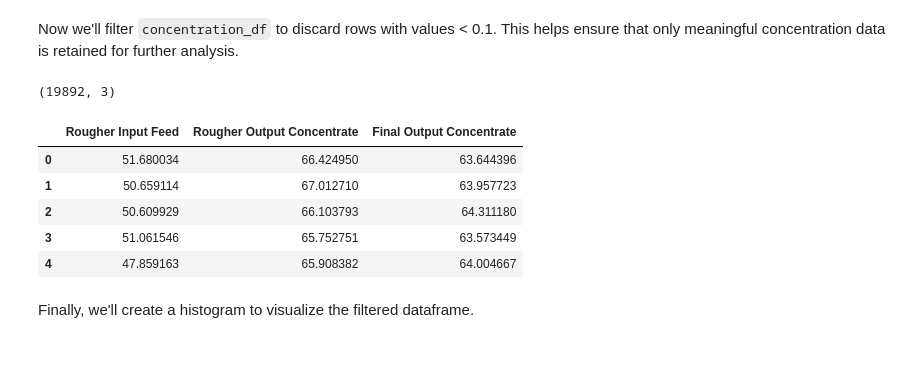
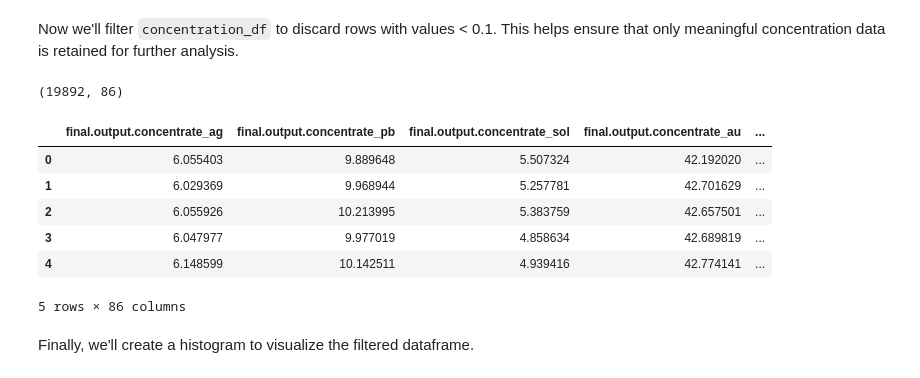
Before and after one commit to Vyncent-vdW/sprint_ten_gold_mining_project, a Jupyter notebook: sprint_ten_gold_mining_project_nb.ipynb, the cells around one changed output. Saved outputs shown, nothing was run; the diff lists cells and outputs as text; code cells hidden in the pictures.

```diff
--- a/sprint_ten_gold_mining_project_nb.ipynb
+++ b/sprint_ten_gold_mining_project_nb.ipynb
@@ -2607,7 +2605,8 @@ total_final_output_concentrate = [full_df['final.output.concentrate_au']
 # %%
-concentration_df = pd.DataFrame({'Rougher Input Feed': total_rougher_input_feed[0],
-                                 'Rougher Output Concentrate': total_rougher_output_concentrate[0],
-                                 'Final Output Concentrate': total_final_output_concentrate[0]})
+total_rougher_output_concentrate = ['rougher.output.concentrate_au',
+                                    'rougher.output.concentrate_ag',
+                                    'rougher.output.concentrate_pb',
+                                    'rougher.output.concentrate_sol']
 
-concentration_df.shape
+full_df[total_rougher_output_concentrate].sum(1).hist(bins=30)
 # %% [output]
@@ -2615,22 +2615,8 @@ concentration_df.shape
 # %%
-sns.histplot(data=concentration_df,
-             x='Rougher Input Feed',
-             bins=100,
-             kde=True)
-sns.histplot(data=concentration_df,
-             x='Rougher Output Concentrate',
-             bins=100,
-             kde=True)
-sns.histplot(data=concentration_df,
-             x='Final Output Concentrate',
-             bins=100,
-             kde=True)
+total_final_output_concentrate = ['final.output.concentrate_au',
+                                  'final.output.concentrate_ag',
+                                  'final.output.concentrate_pb',
+                                  'final.output.concentrate_sol']
 
-plt.title('Total Concentration')
-plt.xlabel('Distribution')
-plt.legend(labels=['Rougher Input Feed',
-                   'Rougher Output Concentrate',
-                   'Final Output Concentrate'],
-           loc='upper left',
-           bbox_to_anchor=(1, 1))
+full_df[total_final_output_concentrate].sum(1).hist(bins=30)
 # %% [output]
@@ -2701,20 +2703,21 @@ None
 # %% [markdown]
 Now we'll filter `concentration_df` to discard rows with values < 0.1. This helps ensure that only meaningful concentration data is retained for further analysis.
 # %%
-concentration_df_filtered = concentration_df[(concentration_df['Rougher Input Feed'] > 0.1) &
-                                             (concentration_df['Rougher Output Concentrate'] > 0.1) &
-                                             (concentration_df['Final Output Concentrate'] > 0.1)]
+full_df = full_df[full_df[total_rougher_input_feed].sum(1)>=0.1]
+full_df = full_df[full_df[total_rougher_output_concentrate].sum(1)>=0.1]
+full_df = full_df[full_df[total_final_output_concentrate].sum(1)>=0.1]
 
-print(concentration_df_filtered.shape)
-display(concentration_df_filtered.head())
+print(full_df.shape)
+display(full_df.head())
 # %% [output]
-(19892, 3)
+(19892, 86)
-|  | Rougher Input Feed | Rougher Output Concentrate | Final Output Concentrate |
-| 0 | 51.680034 | 66.424950 | 63.644396 |
-| 1 | 50.659114 | 67.012710 | 63.957723 |
-| 2 | 50.609929 | 66.103793 | 64.311180 |
-| 3 | 51.061546 | 65.752751 | 63.573449 |
-| 4 | 47.859163 | 65.908382 | 64.004667 |
+|  | final.output.concentrate_ag | final.output.concentrate_pb | final.output.concentrate_sol | final.output.concentrate_au | ... |
+| 0 | 6.055403 | 9.889648 | 5.507324 | 42.192020 | ... |
+| 1 | 6.029369 | 9.968944 | 5.257781 | 42.701629 | ... |
+| 2 | 6.055926 | 10.213995 | 5.383759 | 42.657501 | ... |
+| 3 | 6.047977 | 9.977019 | 4.858634 | 42.689819 | ... |
+| 4 | 6.148599 | 10.142511 | 4.939416 | 42.774141 | ... |
+5 rows × 86 columns
 # %% [markdown]
 Finally, we'll create a histogram to visualize the filtered dataframe.
 # %%
```
Also changed, not shown: parts of 25 cells of this notebook.
